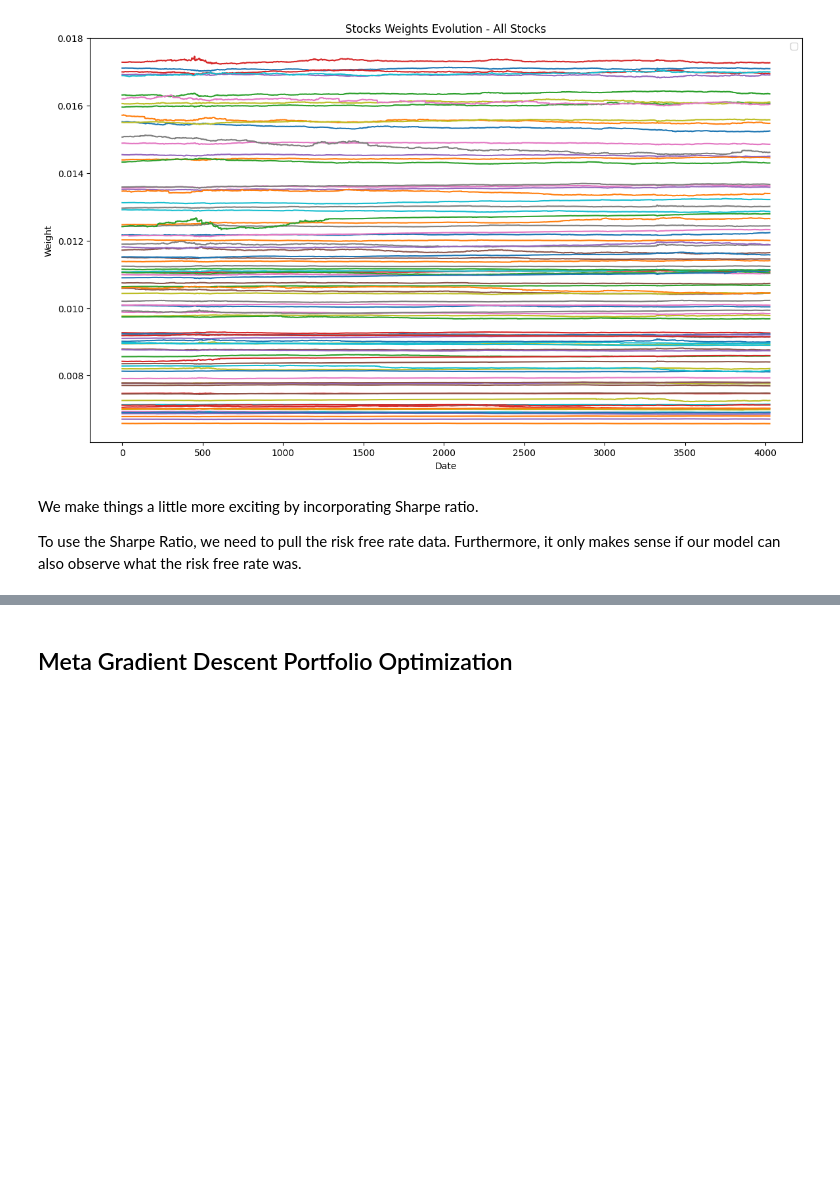
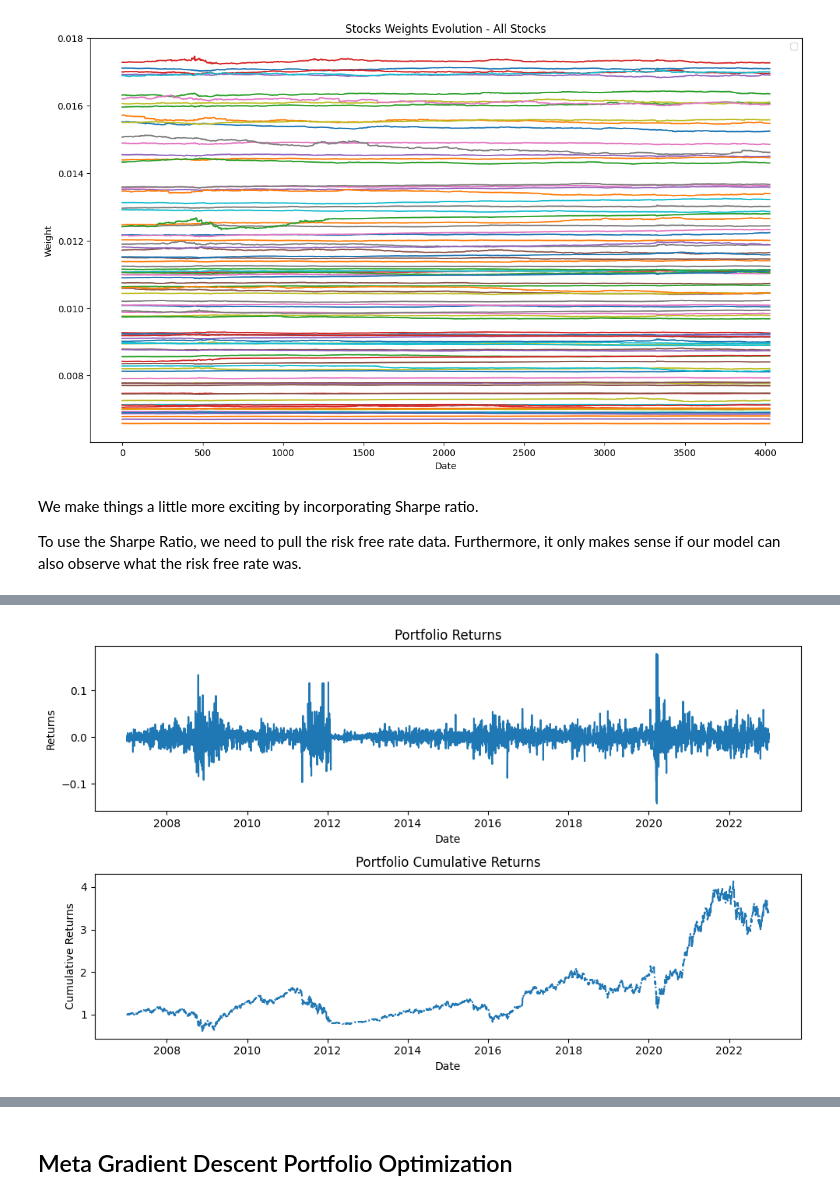
Before and after one commit to dhruv575/PRISM, a Jupyter notebook: notebooks/Online_Gradient_Descent - Week 11 Notebook.ipynb, the cells around one changed output, grey strips where cells are left out. Cells and saved outputs as stored; diff of their text form; code cells hidden in the pictures; blank space fills up the shorter version.

Commit message:
torch implementation, proper sharpe implementation

```diff
--- a/notebooks/Online_Gradient_Descent - Week 11 Notebook.ipynb
+++ b/notebooks/Online_Gradient_Descent - Week 11 Notebook.ipynb
@@ -948,0 +987,13 @@ To use the Sharpe Ratio, we need to pull the risk free rate data. Furthermore, i
+# %%
+returns = stock_data.pivot_table(
+    index = ['date'],
+    columns = ['ticker'],
+    values = ['ret'],
+    fill_value = 0
+)['ret'].merge(
+    risk_free_data,
+    left_index=True,
+    right_index=True,
+    how='left'
+)
+returns
@@ -949,64 +1021,90 @@ To use the Sharpe Ratio, we need to pull the risk free rate data. Furthermore, i
 # %%
 train_returns = []
 plot_returns = []
-window_size = 3
+plot_excess_returns = []
+window_size = 10
 
-def calculate_objective_func(returns: torch.tensor):
-    return torch.mean(returns, dim=0)
+def calculate_objective_func(
+        returns: torch.tensor,
+        risk_free_rate: torch.tensor = None
+    ):
+    if risk_free_rate is not None:
+        excess_returns = returns - risk_free_rate
+    else:
+        excess_returns = returns
+    sharpe = torch.mean(excess_returns, dim=0) / torch.std(excess_returns, dim=0)
+    return sharpe
+
+# returns.shape[1] - 1 because we don't allow investing in
+# risk free asset for the moment
 
 weights = torch.rand(
-    size = (returns.shape[1],),
+    size = (returns.shape[1] - 1,),
     requires_grad=True
 )
 optimizer = torch.optim.SGD([weights], lr=0.5)
-weights_log = np.zeros((returns.shape[0], returns.shape[1]))
+weights_log = np.zeros((returns.shape[0], returns.shape[1] - 1))
 
 for i, date in enumerate(returns.index):
     normalized_weights = torch.nn.functional.softmax(weights, dim=0)
     daily_returns = returns.loc[date].T
-    daily_tensor = torch.tensor(daily_returns.values, dtype=torch.float32)
+    daily_tensor = torch.tensor(daily_returns.values, dtype=torch.float32)[:-1]
+
     ret = torch.dot(normalized_weights, daily_tensor)
     plot_returns.append(ret.detach())
+    plot_excess_returns.append(
+        ret.detach() - returns.iloc[i]['rf']
+    )
 
     if i >= window_size:
         past_returns = []
+        past_risk_free = []
         for j in range(max(0, i - window_size), i - 1):
             past_daily = returns.iloc[j].values
-            past_ret = torch.dot(normalized_weights, torch.tensor(past_daily, dtype=torch.float32))
+            past_ret = torch.dot(
+                normalized_weights,
+                torch.tensor(past_daily, dtype=torch.float32)[:-1]
+            )
             past_returns.append(past_ret)
+            past_risk_free.append(past_daily[-1])
 
         past_returns = torch.stack(past_returns)
-        expected_return = calculate_objective_func(past_returns)
+        past_risk_free = torch.as_tensor(past_risk_free)
+        sharpe = calculate_objective_func(
+            past_returns,
+            past_risk_free
+        )
 
         optimizer.zero_grad()
-        expected_return.backward()
+        sharpe.backward()
         optimizer.step()
 
     weights_log[i] = normalized_weights.detach().numpy()
 
 plot_returns = np.asarray(plot_returns)
 
 fig, axes = plt.subplots(2, 1, figsize = (10, 6))
 axes[0].plot(
     returns.index,
     plot_returns,
     label = 'returns',
 )
 axes[1].plot(
     returns.index,
     (plot_returns + 1).cumprod(),
     linestyle = '-.',
     label = 'cum returns'
 )
 
-
 axes[0].set_title('Portfolio Returns')
 axes[0].set_xlabel('Date')
 axes[0].set_ylabel('Returns')
 
 axes[1].set_title('Portfolio Cumulative Returns')
 axes[1].set_xlabel('Date')
 axes[1].set_ylabel('Cumulative Returns')
 
 plt.tight_layout()
 plt.show()
+# %% [output]
+[figure, added]
```
Also changed, not shown: parts of 17 cells of this notebook.
